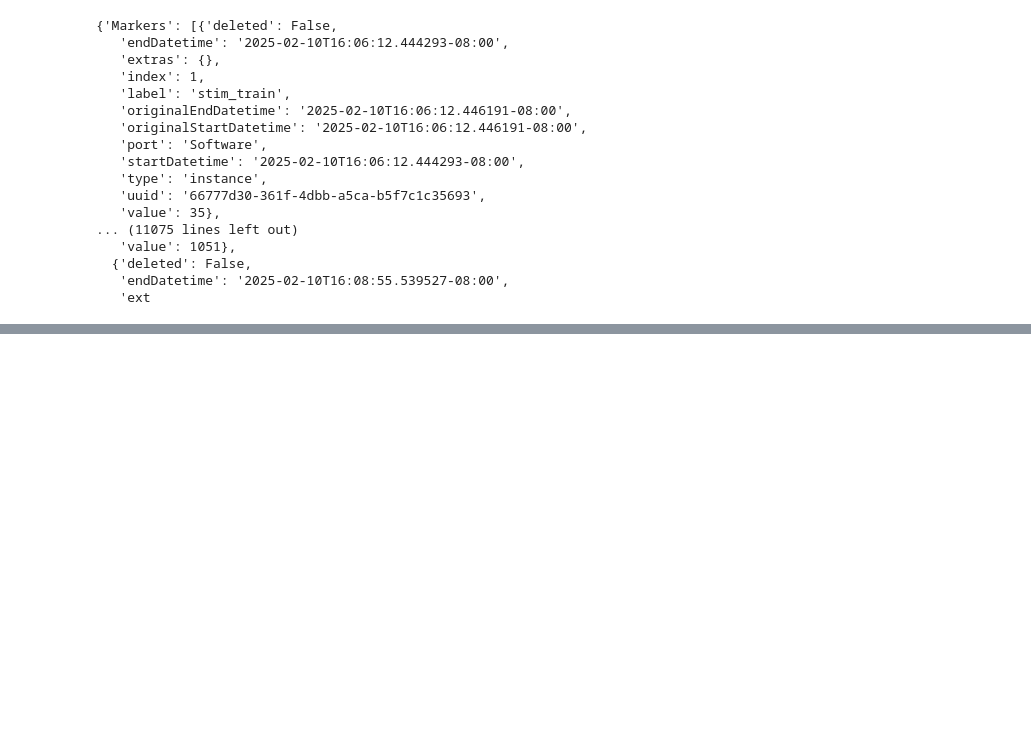
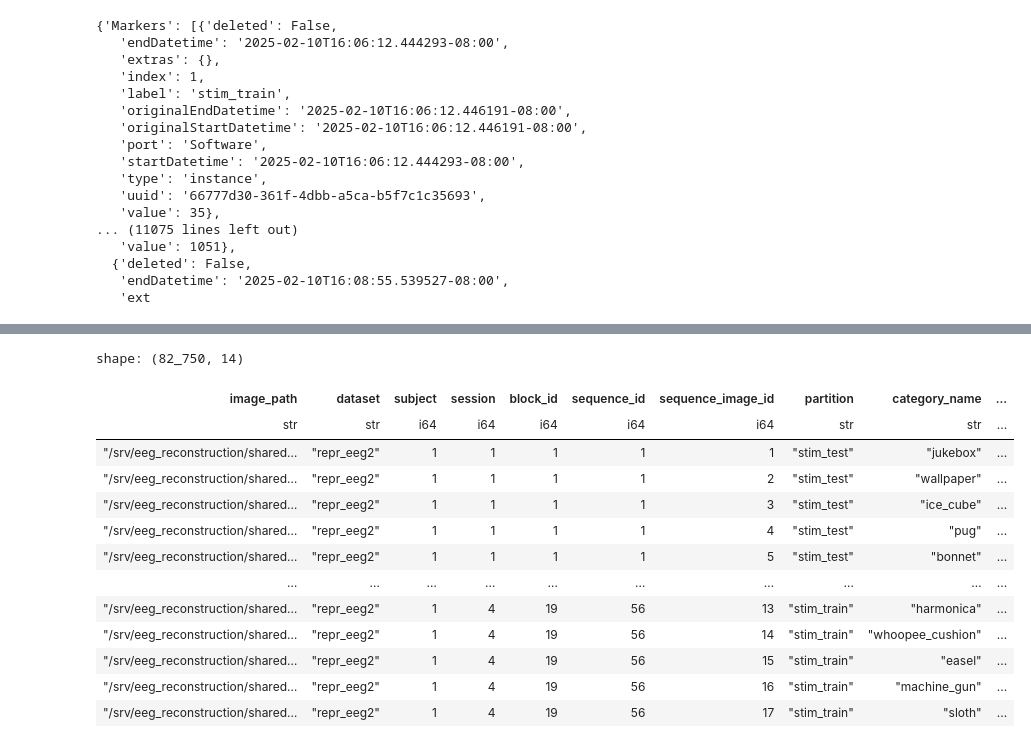
Before and after one commit to ironman5366/brain, a Jupyter notebook: notebooks/alljoined_meta.ipynb, the cells around one changed output, grey strips where cells are left out. Saved outputs shown, nothing was run; the diff lists cells and outputs as text; code cells hidden in the pictures; blank space fills up the shorter version.

Commit message:
wip on new alljoined builder

```diff
--- a/notebooks/alljoined_meta.ipynb
+++ b/notebooks/alljoined_meta.ipynb
@@ -70,0 +134,6 @@ f = "/kreka/research/willy/side/alljoined/preprocessed_eeg/sub-01/"
+# %%
+import numpy as np
+from pathlib import Path
+b_path  = Path("/kreka/research/willy/side/alljoined/preprocessed_eeg/sub-01")
+preprocessed_file = b_path / "preprocessed_eeg_training_flat.npy"
+metadata_file = b_path / "experiment_metadata_categories.parquet"
@@ -70,0 +197,19 @@ f = "/kreka/research/willy/side/alljoined/preprocessed_eeg/sub-01/"
+# %%
+df = pl.read_parquet(metadata_file)
+# %%
+df.filter(~pl.col("dropped"))
+# %% [output]
+shape: (82_750, 14)
+| image_path | dataset | subject | session | block_id | sequence_id | sequence_image_id | partition | category_name | ... |
+| str | str | i64 | i64 | i64 | i64 | i64 | str | str | ... |
+| "/srv/eeg_reconstruction/shared… | "repr_eeg2" | 1 | 1 | 1 | 1 | 1 | "stim_test" | "jukebox" | ... |
+| "/srv/eeg_reconstruction/shared… | "repr_eeg2" | 1 | 1 | 1 | 1 | 2 | "stim_test" | "wallpaper" | ... |
+| "/srv/eeg_reconstruction/shared… | "repr_eeg2" | 1 | 1 | 1 | 1 | 3 | "stim_test" | "ice_cube" | ... |
+| "/srv/eeg_reconstruction/shared… | "repr_eeg2" | 1 | 1 | 1 | 1 | 4 | "stim_test" | "pug" | ... |
+| "/srv/eeg_reconstruction/shared… | "repr_eeg2" | 1 | 1 | 1 | 1 | 5 | "stim_test" | "bonnet" | ... |
+| … | … | … | … | … | … | … | … | … | ... |
+| "/srv/eeg_reconstruction/shared… | "repr_eeg2" | 1 | 4 | 19 | 56 | 13 | "stim_train" | "harmonica" | ... |
+| "/srv/eeg_reconstruction/shared… | "repr_eeg2" | 1 | 4 | 19 | 56 | 14 | "stim_train" | "whoopee_cushion" | ... |
+| "/srv/eeg_reconstruction/shared… | "repr_eeg2" | 1 | 4 | 19 | 56 | 15 | "stim_train" | "easel" | ... |
+| "/srv/eeg_reconstruction/shared… | "repr_eeg2" | 1 | 4 | 19 | 56 | 16 | "stim_train" | "machine_gun" | ... |
+| "/srv/eeg_reconstruction/shared… | "repr_eeg2" | 1 | 4 | 19 | 56 | 17 | "stim_train" | "sloth" | ... |
```
Also changed, not shown: parts of 25 cells of this notebook, 3 other files.
